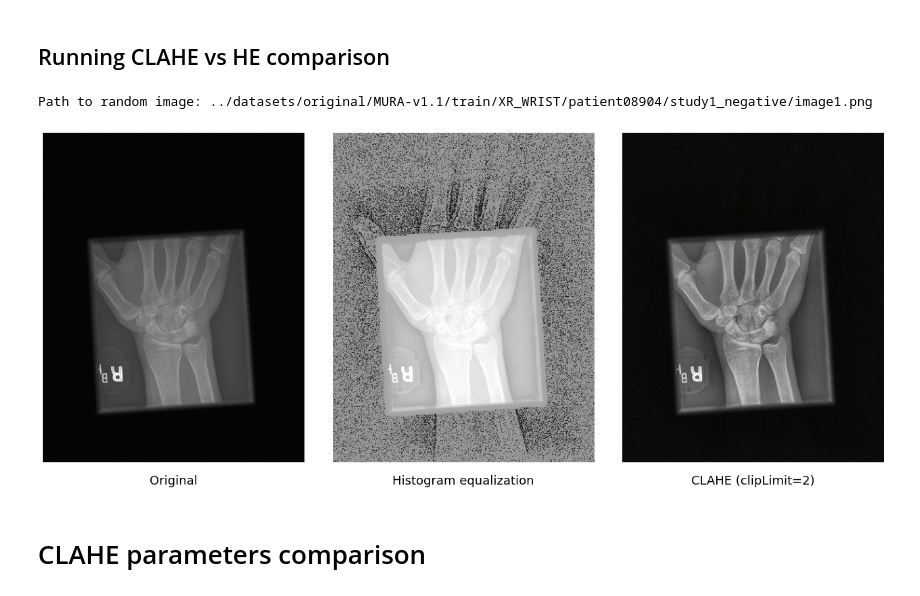
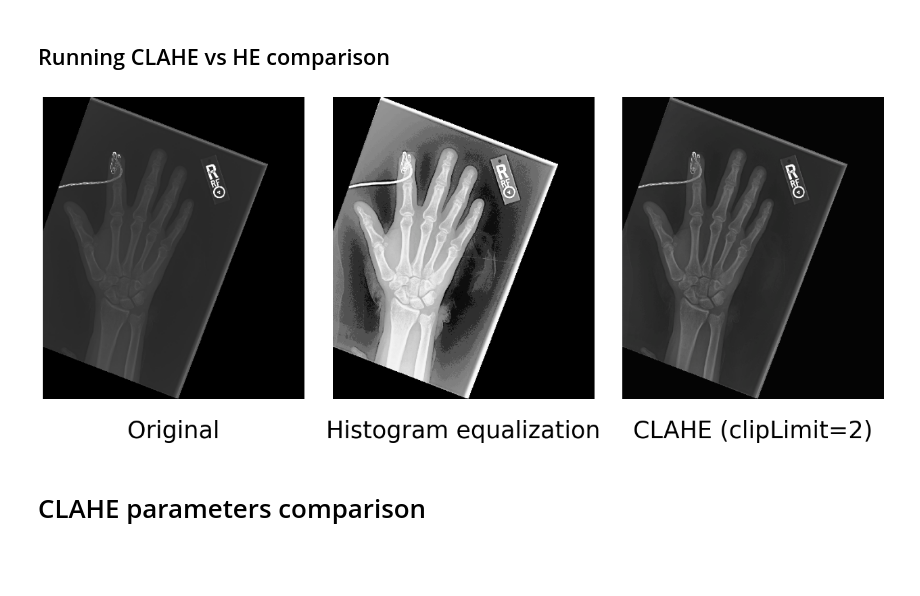
Before and after one commit to k4kTuS/BP_CNN, a Jupyter notebook: src/image_preprocessing_examples.ipynb, the cells around one changed output. Saved outputs shown, nothing was run; the diff lists cells and outputs as text; code cells hidden in the pictures; blank space fills up the shorter version.

```diff
--- a/src/image_preprocessing_examples.ipynb
+++ b/src/image_preprocessing_examples.ipynb
@@ -49,31 +49,33 @@ def clahe_vs_he(img, clip, save=False):
     fig, ax = plt.subplots(1, 3, figsize=(18, 10))
     fig.tight_layout()
 
+    f_size = 35
+    y_pos = -0.14
+
     ax[0].imshow(img)
-    ax[0].set_title("Original", fontsize=18, y=-0.08)
+    ax[0].set_title("Original", fontsize=f_size, y=y_pos)
 
 
     ax[1].imshow(hist_img)
-    ax[1].set_title("Histogram equalization", fontsize=18, y=-0.08)
+    ax[1].set_title("Histogram equalization", fontsize=f_size, y=y_pos)
 
     ax[2].imshow(clahe_img)
-    ax[2].set_title(f"CLAHE (clipLimit={clip})", fontsize=18, y=-0.08)
+    ax[2].set_title(f"CLAHE (clipLimit={clip})", fontsize=f_size, y=y_pos)
 
     for axis in ax:
         axis.axis('off')
-    plt.show()
 
     # Optional - save comparison as an image
     if save:
         plt.savefig('../figures/hist_clahe_comp.jpg')
+    plt.show()
 # %% [markdown]
 ## Running CLAHE vs HE comparison
 # %%
-img = get_rand_img() # Replace if you don't want to use random image
-clahe_vs_he(img=img, clip=2)
+# img = get_rand_img() # Replace if you don't want to use random image
+clahe_vs_he(img=img, clip=2, save=False)
 # %% [output]
-Path to random image: ../datasets/original/MURA-v1.1/train/XR_WRIST/patient08904/study1_negative/image1.png
-[figure, old version]
+[figure, new version]
 # %% [markdown]
 # CLAHE parameters comparison
 # %%
```
Also changed, not shown: parts of 4 cells of this notebook.
